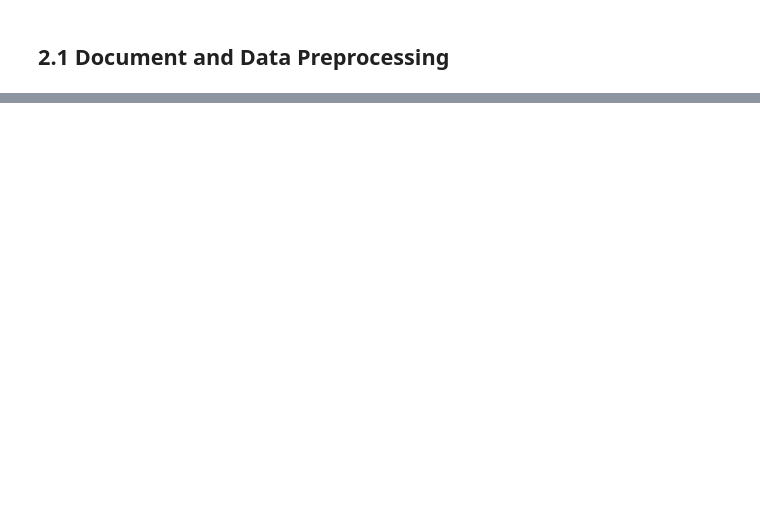
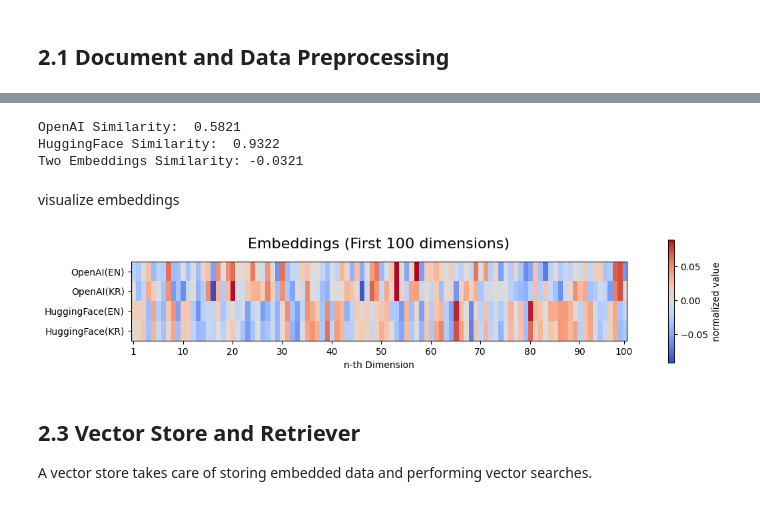
Before and after one commit to simonjisu/llm-app-sample, a Jupyter notebook: notebooks/2-RAG.ipynb, the cells around one changed output, grey strips where cells are left out. Saved outputs shown, nothing was run; the diff lists cells and outputs as text; code cells hidden in the pictures; blank space fills up the shorter version.

```diff
--- a/notebooks/2-RAG.ipynb
+++ b/notebooks/2-RAG.ipynb
@@ -59,0 +373,41 @@ len(pages)
+# %%
+# embed the text into a vector
+e1_en = np.array(openai_embeddings.embed_query('Hello, world!'))
+e1_kr = np.array(openai_embeddings.embed_query('안녕하세요, 세계!'))
+e2_en = np.array(hf_embeddings.embed_query('Hello, world!'))
+e2_kr = np.array(hf_embeddings.embed_query('안녕하세요, 세계!'))
+
+# they are not quite similar since it is mostly trained on English
+print(f'OpenAI Similarity: {e1_en @ e1_kr: .4f}')
+# they are similar since it is trained on multi-lingual
+print(f'HuggingFace Similarity: {e2_en @ e2_kr: .4f}')
+# they are not similar, since they are trained on different models
+print(f'Two Embeddings Similarity: {e1_en @ e2_en: .4f}')
+# %% [output]
+OpenAI Similarity:  0.5821
+HuggingFace Similarity:  0.9322
+Two Embeddings Similarity: -0.0321
+# %% [markdown]
+visualize embeddings
+# %%
+# visualize the embeddings
+n = 100
+fig, ax = plt.subplots(1, 1, figsize=(16, 6), sharex=True)
+es = np.array([e1_en, e1_kr, e2_en, e2_kr])[:, :n]
+titles = ['OpenAI(EN)', 'OpenAI(KR)','HuggingFace(EN)', 'HuggingFace(KR)']
+m = ax.matshow(es, cmap='coolwarm', interpolation='nearest', aspect=4)
+ax.set_yticks(np.arange(len(titles)))
+ax.set_yticklabels(titles)
+ax.set_title('Embeddings (First 100 dimensions)', y=1.1, fontsize=16)
+ax.set_xticks(list(range(0, n, 10))+[n-1])
+ax.set_xticklabels([1] + list(range(10, n, 10))+[n])
+ax.set_xlabel('n-th Dimension')
+plt.gca().xaxis.tick_bottom()
+plt.colorbar(m, orientation='vertical', fraction=0.35, shrink=0.40, pad=0.05, label='normalized value', ax=ax)
+plt.show()
+# %% [output]
+[figure, added]
+# %% [markdown]
+## 2.3 Vector Store and Retriever
+
+A vector store takes care of storing embedded data and performing vector searches.
```
Also changed, not shown: parts of 72 cells of this notebook, 30 other files.
